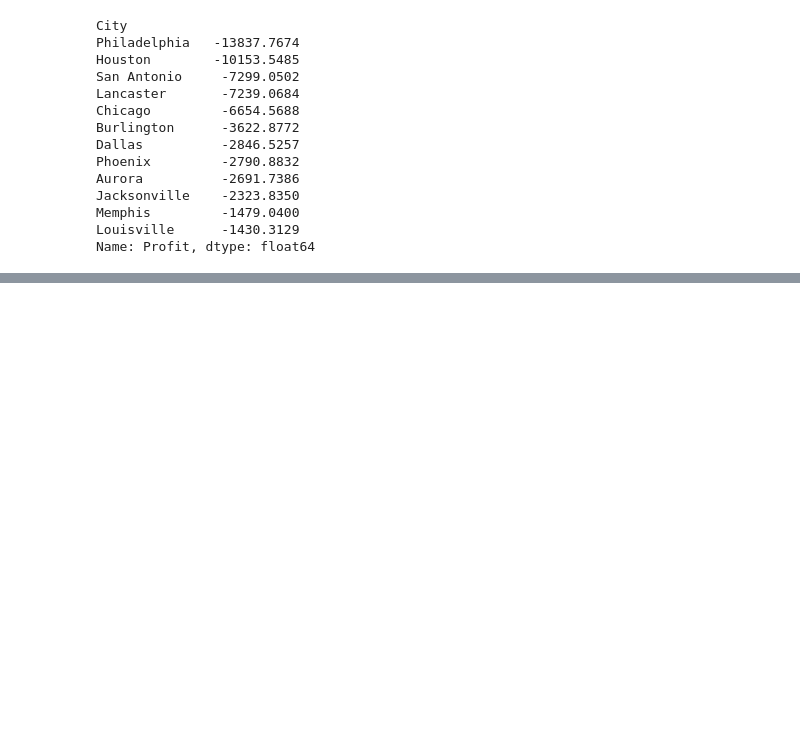
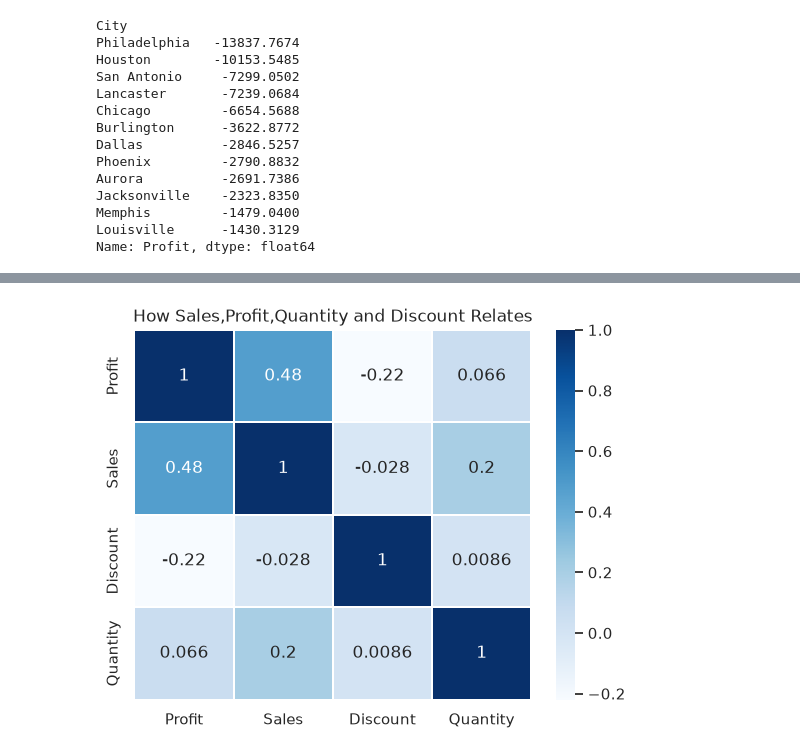
Before and after one commit to Fatima-Arain206/SOFTGROWTECH_INTERNSHIP_FINAL_PROJECT, a Jupyter notebook: Bussiness_DataAnalysisProject/Bussiness_Analysis.ipynb, the cells around one changed output, grey strips where cells are left out. Cells and saved outputs as stored; diff of their text form; code cells hidden in the pictures; blank space fills up the shorter version.

```diff
--- a/Bussiness_DataAnalysisProject/Bussiness_Analysis.ipynb
+++ b/Bussiness_DataAnalysisProject/Bussiness_Analysis.ipynb
@@ -702,0 +698,13 @@ plt.show()
+# %%
+# correlation heat map
+
+crr=df[['Profit','Sales','Discount','Quantity']].corr()
+# %%
+# plt.figure(figisze=(8,6))
+sb.heatmap(data=crr, annot=True, cmap='Blues',linewidths=0.1)
+plt.title('How Sales,Profit,Quantity and Discount Relates')
+# plt.ylabel('Variables')
+
+plt.show()
+# %% [output]
+[figure, added]
```
Also changed, not shown: parts of 9 cells of this notebook.
